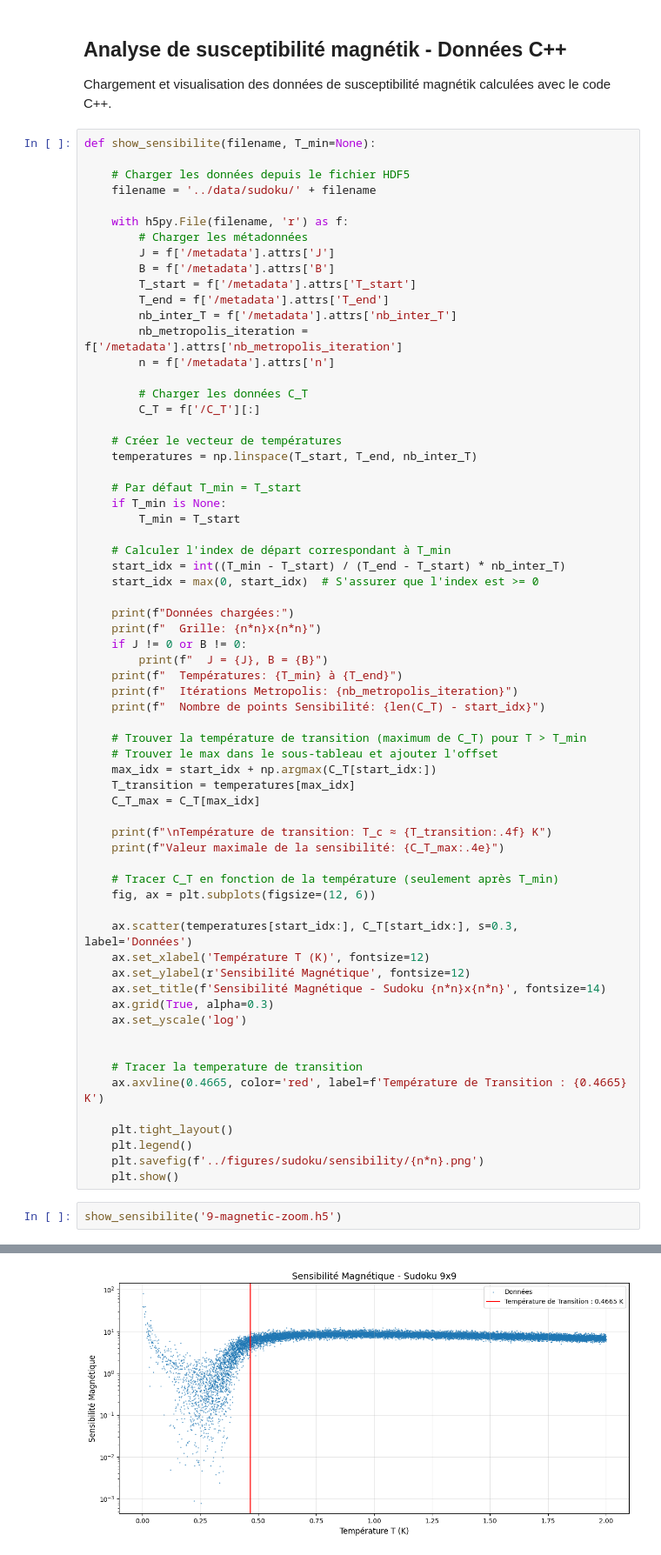
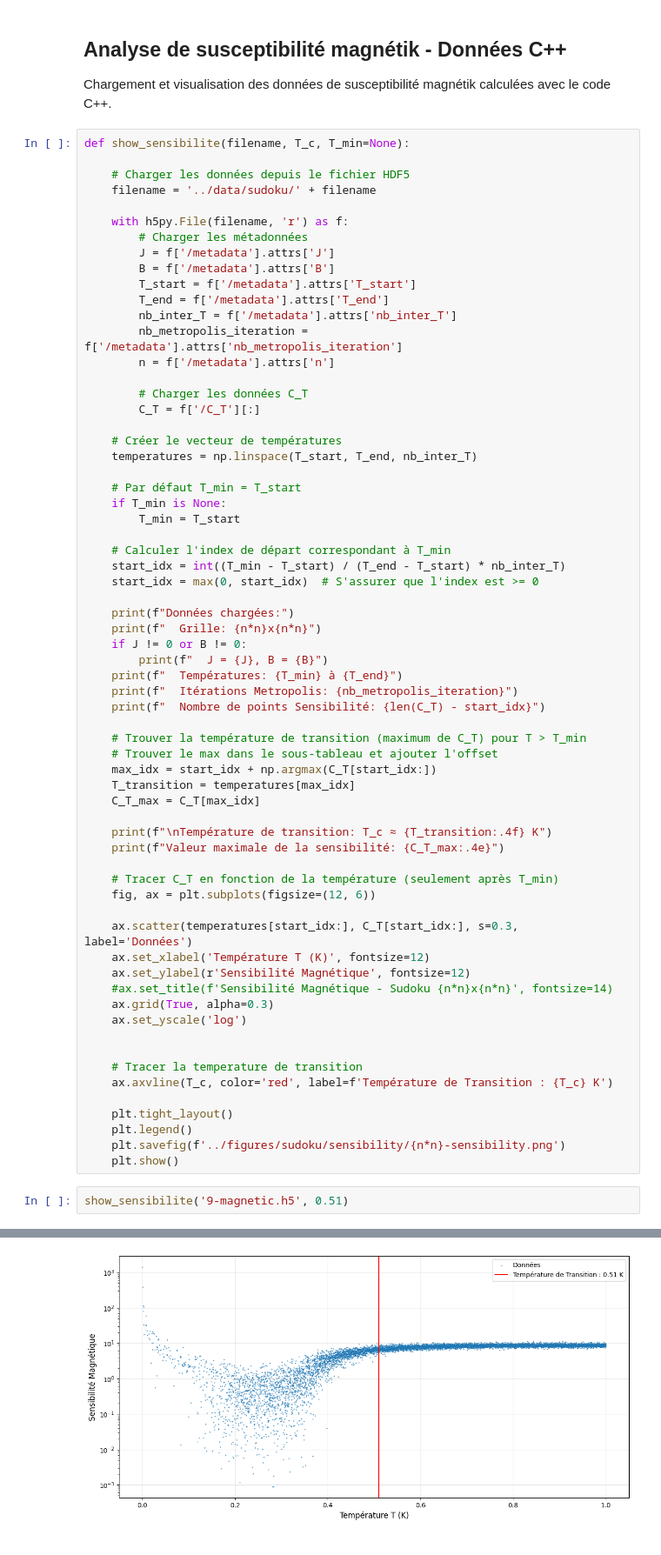
Before and after one commit to Gabriel-lct/ising-model-research, a Jupyter notebook: python/sudoku.ipynb, the cells around one changed output, grey strips where cells are left out. Shown at 87% size. Saved outputs shown, nothing was run; the diff lists cells and outputs as text.

```diff
--- a/python/sudoku.ipynb
+++ b/python/sudoku.ipynb
@@ -279,7 +348,7 @@ Valeur maximale de C_T: 9.3557e+02
 
 Chargement et visualisation des données de susceptibilité magnétik calculées avec le code C++.
 # %%
-def show_sensibilite(filename, T_min=None):
+def show_sensibilite(filename, T_c, T_min=None):
 
     # Charger les données depuis le fichier HDF5
     filename = '../data/sudoku/' + filename
@@ -331,20 +400,20 @@ def show_sensibilite(filename, T_min=None):
     ax.scatter(temperatures[start_idx:], C_T[start_idx:], s=0.3, label='Données')
     ax.set_xlabel('Température T (K)', fontsize=12)
     ax.set_ylabel(r'Sensibilité Magnétique', fontsize=12)
-    ax.set_title(f'Sensibilité Magnétique - Sudoku {n*n}x{n*n}', fontsize=14)
+    #ax.set_title(f'Sensibilité Magnétique - Sudoku {n*n}x{n*n}', fontsize=14)
     ax.grid(True, alpha=0.3)
     ax.set_yscale('log')
 
 
     # Tracer la temperature de transition
-    ax.axvline(0.4665, color='red', label=f'Température de Transition : {0.4665} K')
+    ax.axvline(T_c, color='red', label=f'Température de Transition : {T_c} K')
 
     plt.tight_layout()
     plt.legend()
-    plt.savefig(f'../figures/sudoku/sensibility/{n*n}.png')
+    plt.savefig(f'../figures/sudoku/sensibility/{n*n}-sensibility.png')
     plt.show()
 # %%
-show_sensibilite('9-magnetic-zoom.h5')
+show_sensibilite('9-magnetic.h5', 0.51)
 # %% [output]
 Données chargées:
   Grille: 9x9
@@ -357 +426 @@ Valeur maximale de la sensibilité: 1.2594e+01
-[figure, old version]
+[figure, new version]
```
Also changed, not shown: parts of 12 cells of this notebook, 40 other files.
